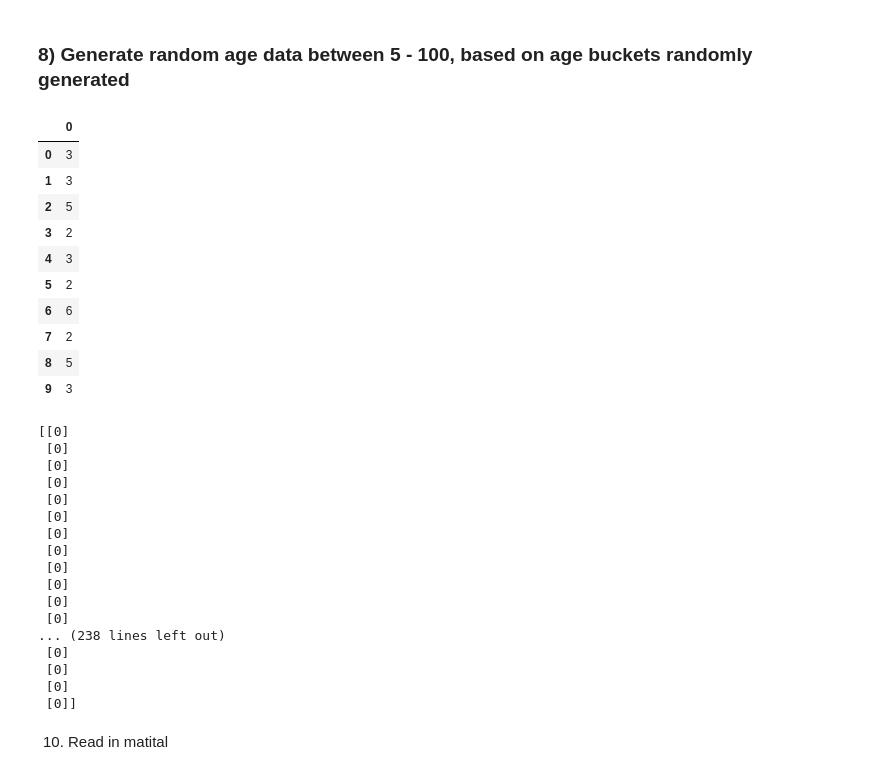
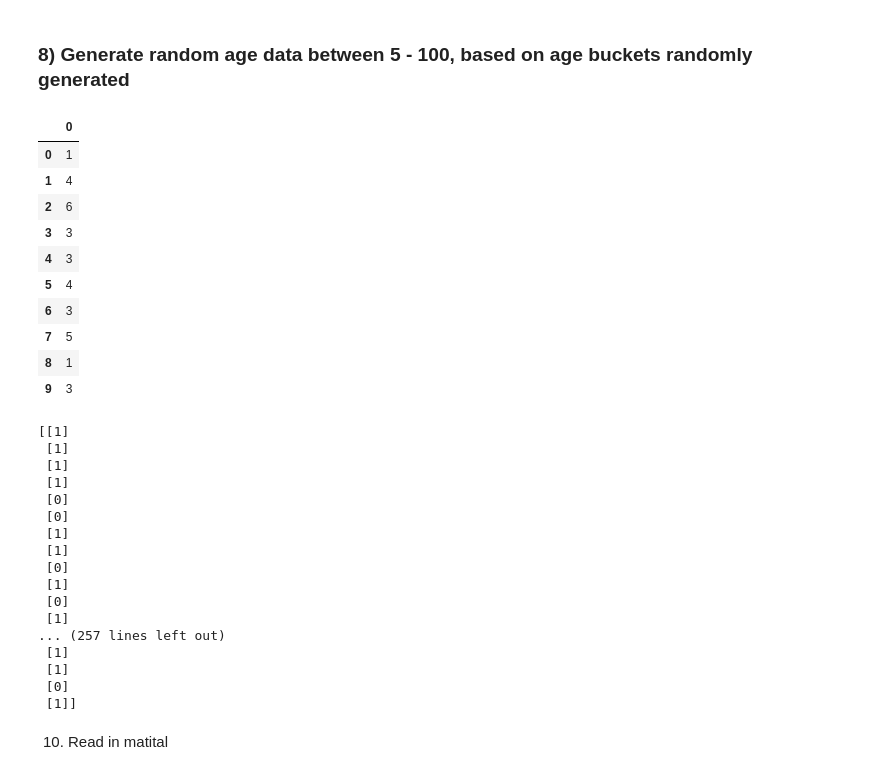
Before and after one commit to roisinanglim/suicide_rates, a Jupyter notebook: suicide _rates_data_simulation.ipynb, the cells around one changed output. Saved outputs shown, nothing was run; the diff lists cells and outputs as text; code cells hidden in the pictures.

```diff
--- a/suicide _rates_data_simulation.ipynb
+++ b/suicide _rates_data_simulation.ipynb
@@ -213,7 +213,7 @@ gender6 = gender6.reshape(gender6.shape[0],-1)
 
 
 #Generate probability of sucide for gender given age bracket
-suicide,probabilites,number_sample = [1,0],[0.00000596,1-0.00000596],len(gender1[gender1 =="m"])
+suicide,probabilites,number_sample = [1,0],[0.596,1-0.596],len(gender1[gender1 =="m"])
 suicidie_M1 = np.random.choice(suicide,size = number_sample, p = probabilites)
 suicide,probabilites,number_sample = [1,0],[0.00000596,1-0.00000596],len(gender2[gender2 =="m"])
 suicidie_M2 = np.random.choice(suicide,size = number_sample, p = probabilites)
@@ -228,60 +228,60 @@ suicidie_M6 = np.random.choice(suicide,size = number_sample, p = probabilites)
 suicide,probabilites,number_sample = [1,0],[0.00000596,1-0.00000596],len(gender1[gender1 =="f"])
 suicidie_F1 = np.random.choice(suicide,size = number_sample, p = probabilites)
 suicide,probabilites,number_sample = [1,0],[0.00000596,1-0.00000596],len(gender2[gender2 =="f"])
 suicidie_F2 = np.random.choice(suicide,size = number_sample, p = probabilites)
 suicide,probabilites,number_sample = [1,0],[0.00000596,1-0.00000596],len(gender3[gender3 =="f"])
 suicidie_F3 = np.random.choice(suicide,size = number_sample, p = probabilites)
 suicide,probabilites,number_sample = [1,0],[0.00000596,1-0.00000596],len(gender4[gender4 =="f"])
 suicidie_F4 = np.random.choice(suicide,size = number_sample, p = probabilites)
 suicide,probabilites,number_sample = [1,0],[0.00000596,1-0.00000596],len(gender5[gender5 =="f"])
 suicidie_F5 = np.random.choice(suicide,size = number_sample, p = probabilites)
 suicide,probabilites,number_sample = [1,0],[0.00000596,1-0.00000596],len(gender6[gender6 =="f"])
 suicidie_F6 = np.random.choice(suicide,size = number_sample, p = probabilites)
 
 #Reshape data from a 1D array to a 2D array
 suicidie_M1 = suicidie_M1.reshape(suicidie_M1.shape[0],-1)
 suicidie_M2 = suicidie_M2.reshape(suicidie_M2.shape[0],-1)
 suicidie_M3 = suicidie_M3.reshape(suicidie_M3.shape[0],-1)
 suicidie_M4 = suicidie_M4.reshape(suicidie_M4.shape[0],-1)
 suicidie_M5 = suicidie_M5.reshape(suicidie_M5.shape[0],-1)
 suicidie_M6 = suicidie_M6.reshape(suicidie_M6.shape[0],-1)
 suicidie_F1 = suicidie_F1.reshape(suicidie_F1.shape[0],-1)
 suicidie_F2 = suicidie_F2.reshape(suicidie_F2.shape[0],-1)
 suicidie_F3 = suicidie_F3.reshape(suicidie_F3.shape[0],-1)
 suicidie_F4 = suicidie_F4.reshape(suicidie_F4.shape[0],-1)
 suicidie_F5 = suicidie_F5.reshape(suicidie_F5.shape[0],-1)
 suicidie_F6 = suicidie_F6.reshape(suicidie_F6.shape[0],-1)
 
 print(suicidie_M1)
 # %% [output]
 |  | 0 |
-| 0 | 3 |
-| 1 | 3 |
-| 2 | 5 |
-| 3 | 2 |
+| 0 | 1 |
+| 1 | 4 |
+| 2 | 6 |
+| 3 | 3 |
 | 4 | 3 |
-| 5 | 2 |
-| 6 | 6 |
-| 7 | 2 |
-| 8 | 5 |
+| 5 | 4 |
+| 6 | 3 |
+| 7 | 5 |
+| 8 | 1 |
 | 9 | 3 |
-[[0]
+[[1]
+ [1]
+ [1]
+ [1]
  [0]
  [0]
+ [1]
+ [1]
  [0]
+ [1]
  [0]
+ [1]
+... (257 lines left out)
+ [1]
+ [1]
  [0]
- [0]
- [0]
- [0]
- [0]
- [0]
- [0]
-... (238 lines left out)
- [0]
- [0]
- [0]
- [0]]
+ [1]]
 # %% [markdown]
 10) Read in matital
 # %% [markdown]
```
Also changed, not shown: parts of 4 cells of this notebook.
